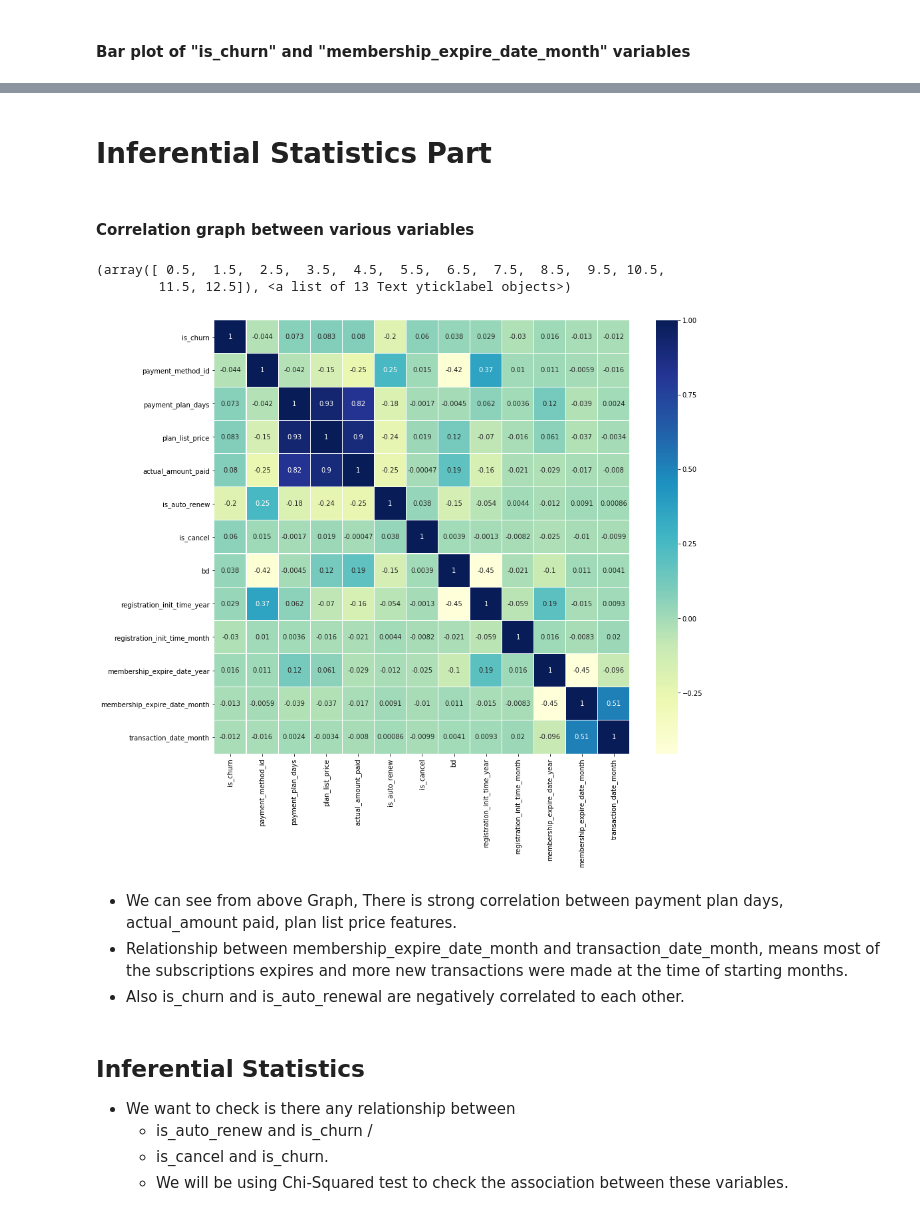
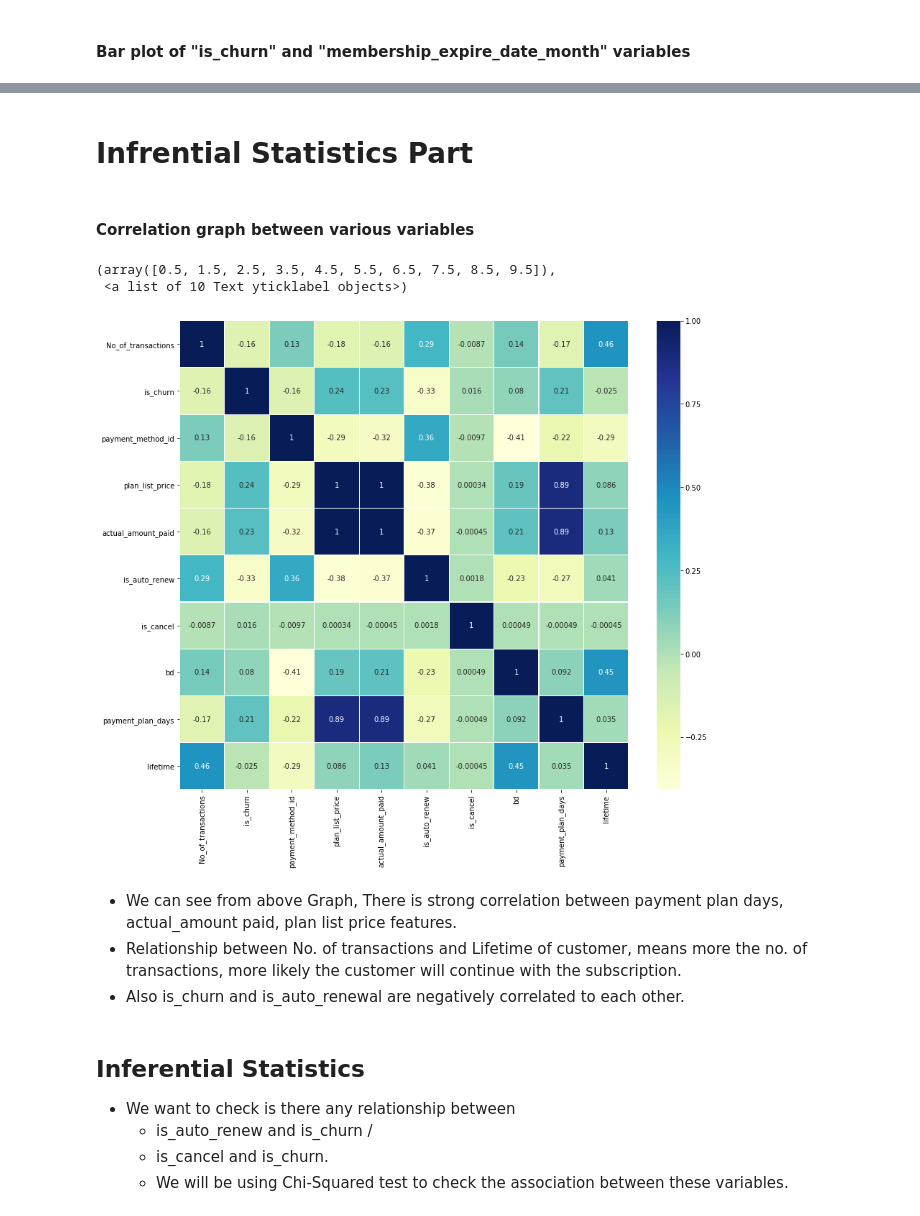
Before and after one commit to Sucharu-Gupta/Customer_Churn_Prediction_Project, a Jupyter notebook: Churn_prediction_challenge_code.ipynb, the cells around one changed output, grey strips where cells are left out. Saved outputs shown, nothing was run; the diff lists cells and outputs as text; code cells hidden in the pictures.

```diff
--- a/Churn_prediction_challenge_code.ipynb
+++ b/Churn_prediction_challenge_code.ipynb
@@ -348,7 +529,7 @@ Distribution of Age i.e bd variable after removing outliers is positively right
 # Box plot to checkout the statistics of the Age variable
 plt.figure(figsize=(6,8))
 plt.subplot(212)
-data.bd  = data.bd.astype(np.float)
+dataset.bd  = dataset.bd.astype(np.float)
 sns.boxplot(y=tmp_bd["bd"],data=tmp_bd)
 plt.xlabel('BD', fontsize=12)
 plt.title("Box Plot of Birth Date without ouliers and NAN values", fontsize=12)
@@ -660,0 +818,8 @@ Monthly Count [(3, 1880442), (2, 1845916), (1, 1516285), (12, 1462446), (11, 138
+# %%
+def month_diff(d1, d2):
+    """Return the number of months between d1 and d2,
+    such that d2 + month_diff(d1, d2) == d1
+    """
+    diff = (12 * d1.year + d1.month) - (12 * d2.year + d2.month)
+    return diff
+dataset['lifetime'] = month_diff(pd.DatetimeIndex(dataset['membership_expire_date']), pd.DatetimeIndex(dataset['registration_init_time']))
@@ -682,0 +850,14 @@ membership_expire_date_crosstab
+# %%
+dataset['membership_expire_date_month'] = pd.DatetimeIndex(dataset['membership_expire_date']).month
+membership_expire_date_crosstab=pd.crosstab(dataset['membership_expire_date_month'],dataset['is_churn'])
+
+ax = (membership_expire_date_crosstab.div(membership_expire_date_crosstab.sum(1), axis=0)).plot(kind='bar',figsize=(15,4),width = 0.8,edgecolor=None)
+ax.set_xticklabels(["Feb","March"], rotation = 0)
+ax.legend(["No","Yes"], title = "is_churn")
+# Add this loop to add the annotations
+for p in ax.patches:
+    width, height = p.get_width(), p.get_height()
+    x, y = p.get_xy()
+    ax.annotate('{:.0%}'.format(height), (p.get_x()+.10*width, p.get_y() + height + 0.01))
+
+membership_expire_date_crosstab
@@ -683,19 +874,19 @@ membership_expire_date_crosstab
 # %%
-#transaction_date monthly trend
-data['transaction_date_month'] = pd.DatetimeIndex(data['transaction_date']).month
-data['transaction_date_month'] = data.transaction_date_month.apply(lambda x: int(x) if pd.notnull(x) else "NAN" )
-month_count=data['transaction_date_month'].value_counts()
+# #transaction_date monthly trend
+dataset['transaction_date_month'] = pd.DatetimeIndex(dataset['transaction_date']).month
+dataset['transaction_date_month'] = dataset.transaction_date_month.apply(lambda x: int(x) if pd.notnull(x) else "NAN" )
+month_count=dataset['transaction_date_month'].value_counts()
 plt.figure(figsize=(12,12))
 plt.subplot(312)
-month_order = data['transaction_date_month'].unique()
+month_order = dataset['transaction_date_month'].unique()
 month_order = sorted(month_order, key=lambda x: str(x))
 month_order = sorted(month_order, key=lambda x: float(x))
 sns.barplot(month_count.index, month_count.values,order=month_order)
 plt.ylabel('Count', fontsize=12)
 plt.xlabel('Month', fontsize=12)
 plt.xticks(rotation='vertical')
-plt.title("Monthly Trend of Transaction_Date", fontsize=12)
+plt.title("Monthly Trend of Transaction_date", fontsize=12)
 plt.show()
-month_count_2 = Counter(data['transaction_date_month']).most_common()
+month_count_2 = Counter(dataset['transaction_date_month']).most_common()
 print("Monthly Count " +str(month_count_2))
 # %% [output]
@@ -719,18 +911,20 @@ Monthly Count [(1, 1933744), (2, 1781193), (12, 1508596), (11, 1459887), (10, 13
 # %% [markdown]
-# Inferential Statistics Part
+# Infrential Statistics Part
 # %% [markdown]
 #### Correlation graph between various variables
 # %%
 plt.figure(figsize=(14,12))
-sns.heatmap(data.corr(), linewidths=.1, cmap="YlGnBu", annot=True)
+data_plot = dataset.drop(["membership_expire_date","registration_init_time_year","registration_init_time_month","registration_init_time_weekday",
+                          "membership_expire_date_month","transaction_date_month"],axis =1)
+sns.heatmap(data_plot.corr(), linewidths=.1, cmap="YlGnBu", annot=True)
 plt.yticks(rotation=0)
 # %% [output]
-(array([ 0.5,  1.5,  2.5,  3.5,  4.5,  5.5,  6.5,  7.5,  8.5,  9.5, 10.5,
-        11.5, 12.5]), <a list of 13 Text yticklabel objects>)
+(array([0.5, 1.5, 2.5, 3.5, 4.5, 5.5, 6.5, 7.5, 8.5, 9.5]),
+ <a list of 10 Text yticklabel objects>)
-[figure, old version]
+[figure, new version]
 # %% [markdown]
 - We can see from above Graph, There is strong correlation between payment plan days, actual_amount paid, plan list price features.
-- Relationship between membership_expire_date_month and transaction_date_month, means most of the subscriptions expires and more new transactions were made at the time of starting months.
+- Relationship between No. of transactions and Lifetime of customer, means more the no. of transactions, more likely the customer will continue with the subscription.
 - Also is_churn and is_auto_renewal are negatively correlated to each other.
 # %% [markdown]
 ## Inferential Statistics
```
Also changed, not shown: parts of 130 cells of this notebook, 5 other files.
